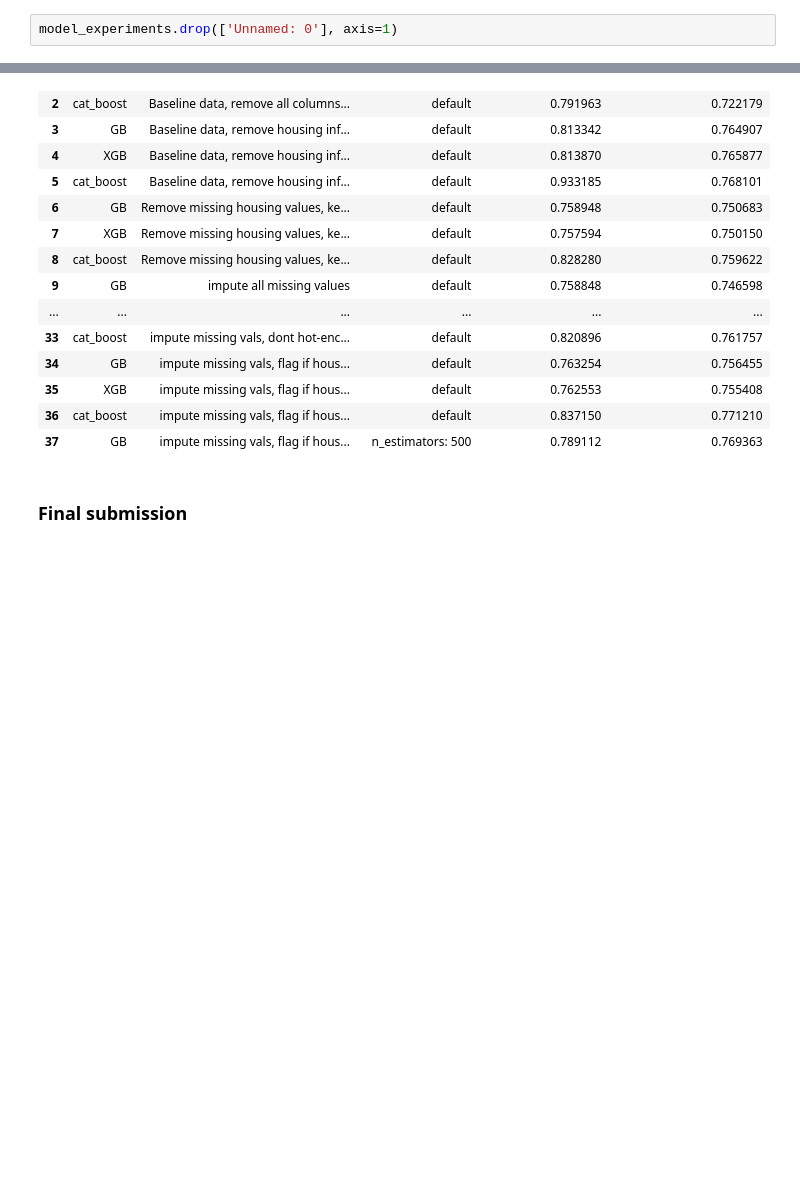
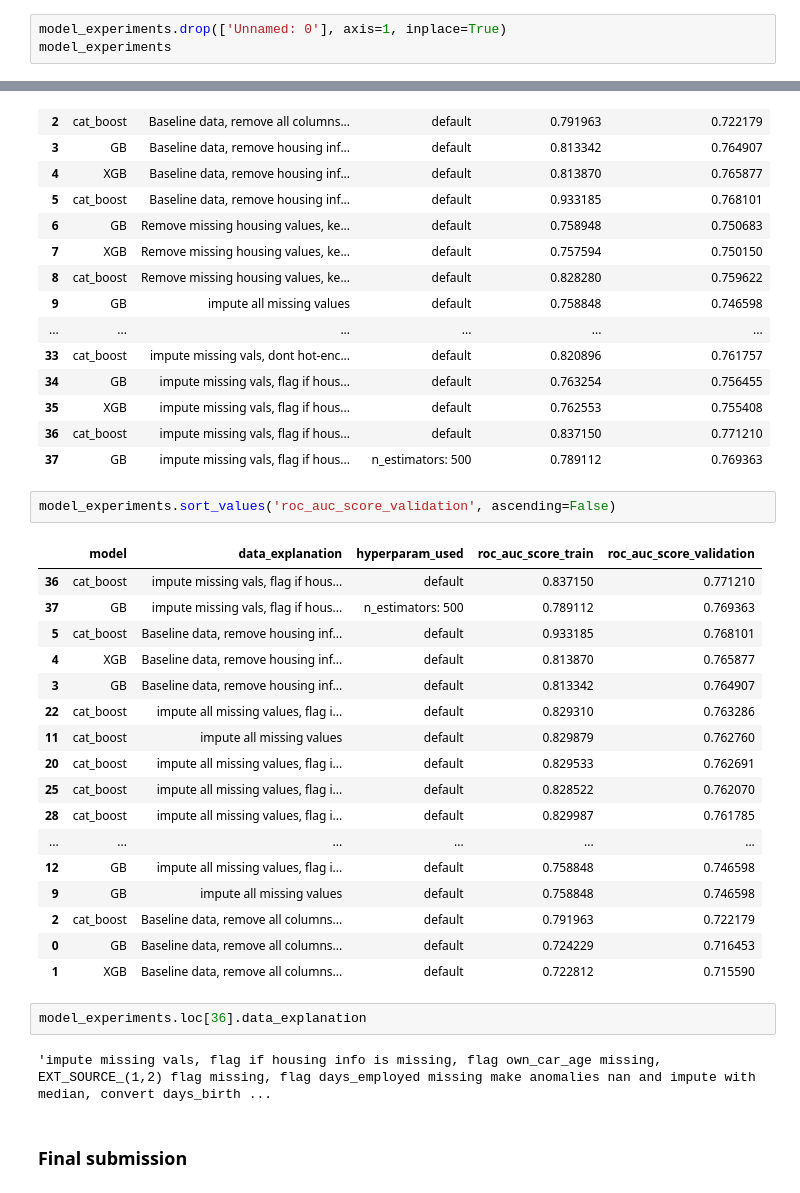
Before and after one commit to LeonMilosevic/home_credit, a Jupyter notebook: home_credit.ipynb, the cells around one changed output, grey strips where cells are left out. Cells and saved outputs as stored; diff of their text form; blank space fills up the shorter version.

```diff
--- a/home_credit.ipynb
+++ b/home_credit.ipynb
@@ -636,7 +636,8 @@ print(roc_auc_score(y_val, cbc.predict_proba(x_val)[:, 1]), 'validation')
 # %% [markdown]
 ### Feature Engineering and Hyperparametar Tuning
 # %%
-model_experiments.drop(['Unnamed: 0'], axis=1)
+model_experiments.drop(['Unnamed: 0'], axis=1, inplace=True)
+model_experiments
 # %% [output]
 |  | model | data_explanation | hyperparam_used | roc_auc_score_train | roc_auc_score_validation |
 | 0 | GB | Baseline data, remove all columns... | default | 0.724229 | 0.716453 |
@@ -655,6 +656,30 @@ model_experiments.drop(['Unnamed: 0'], axis=1)
 | 35 | XGB | impute missing vals, flag if hous... | default | 0.762553 | 0.755408 |
 | 36 | cat_boost | impute missing vals, flag if hous... | default | 0.837150 | 0.771210 |
 | 37 | GB | impute missing vals, flag if hous... | n_estimators: 500 | 0.789112 | 0.769363 |
+# %%
+model_experiments.sort_values('roc_auc_score_validation', ascending=False)
+# %% [output]
+|  | model | data_explanation | hyperparam_used | roc_auc_score_train | roc_auc_score_validation |
+| 36 | cat_boost | impute missing vals, flag if hous... | default | 0.837150 | 0.771210 |
+| 37 | GB | impute missing vals, flag if hous... | n_estimators: 500 | 0.789112 | 0.769363 |
+| 5 | cat_boost | Baseline data, remove housing inf... | default | 0.933185 | 0.768101 |
+| 4 | XGB | Baseline data, remove housing inf... | default | 0.813870 | 0.765877 |
+| 3 | GB | Baseline data, remove housing inf... | default | 0.813342 | 0.764907 |
+| 22 | cat_boost | impute all missing values, flag i... | default | 0.829310 | 0.763286 |
+| 11 | cat_boost | impute all missing values | default | 0.829879 | 0.762760 |
+| 20 | cat_boost | impute all missing values, flag i... | default | 0.829533 | 0.762691 |
+| 25 | cat_boost | impute all missing values, flag i... | default | 0.828522 | 0.762070 |
+| 28 | cat_boost | impute all missing values, flag i... | default | 0.829987 | 0.761785 |
+| ... | ... | ... | ... | ... | ... |
+| 12 | GB | impute all missing values, flag i... | default | 0.758848 | 0.746598 |
+| 9 | GB | impute all missing values | default | 0.758848 | 0.746598 |
+| 2 | cat_boost | Baseline data, remove all columns... | default | 0.791963 | 0.722179 |
+| 0 | GB | Baseline data, remove all columns... | default | 0.724229 | 0.716453 |
+| 1 | XGB | Baseline data, remove all columns... | default | 0.722812 | 0.715590 |
+# %%
+model_experiments.loc[36].data_explanation
+# %% [output]
+'impute missing vals, flag if housing info is missing, flag own_car_age missing, EXT_SOURCE_(1,2) flag missing, flag days_employed missing make anomalies nan and impute with median, convert days_birth ...
 # %% [markdown]
 ### Final submission
 # %%
```
Also changed, not shown: parts of 3 cells of this notebook.
